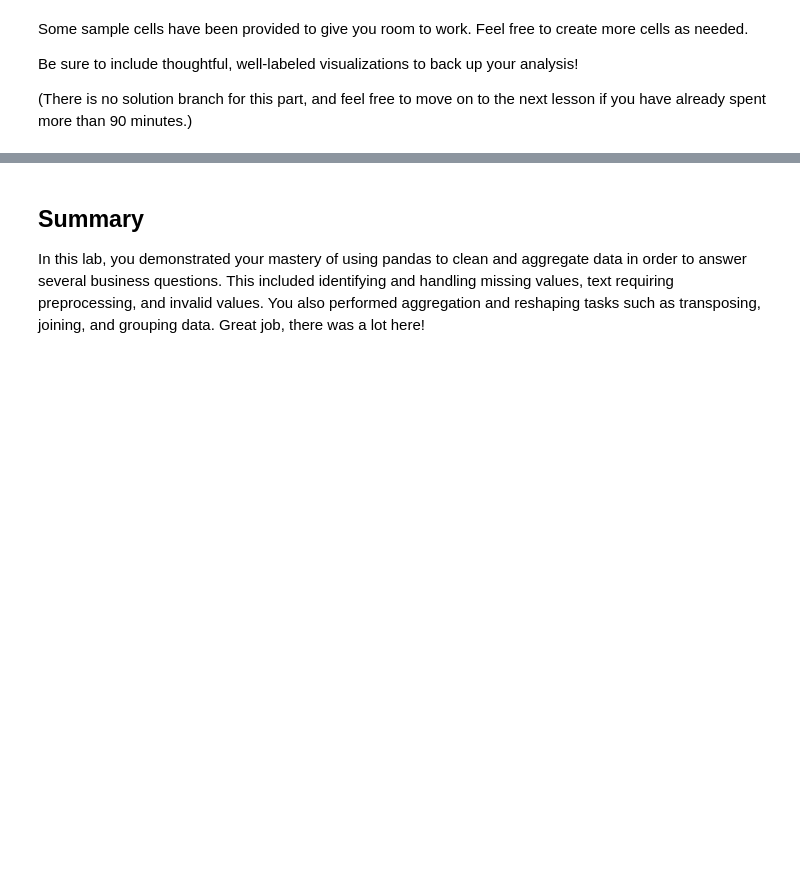
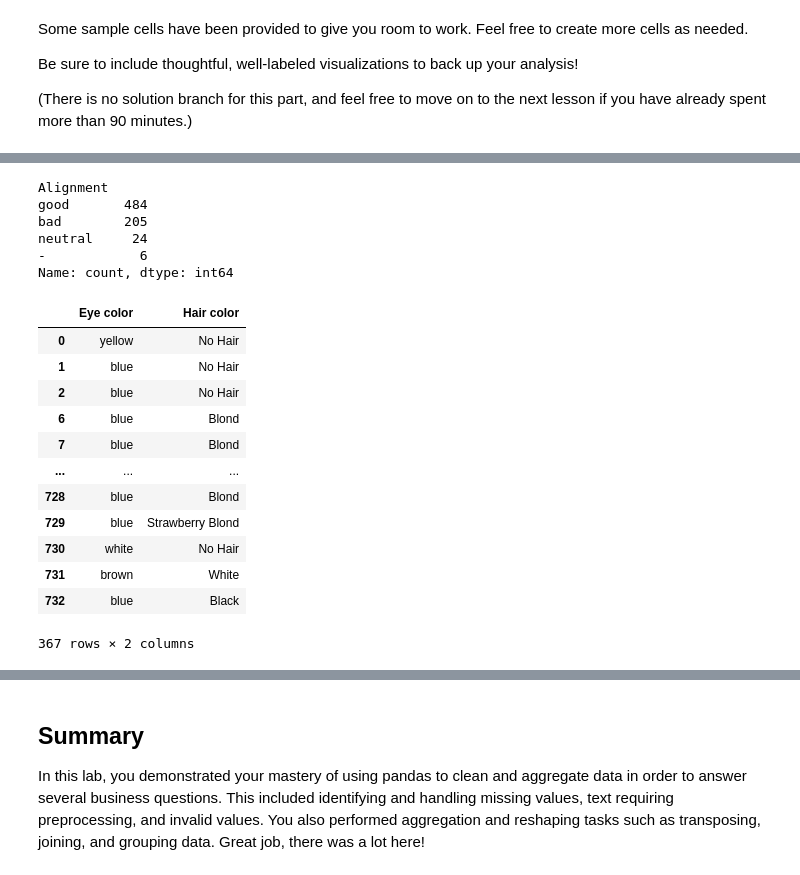
Before and after one commit to whareverr/dsc-pandas-data-cleaning-lab, a Jupyter notebook: index.ipynb, the cells around one changed output, grey strips where cells are left out. Cells and saved outputs as stored; diff of their text form; code cells hidden in the pictures; blank space fills up the shorter version.

```diff
--- a/index.ipynb
+++ b/index.ipynb
@@ -757,0 +948,37 @@ Be sure to include thoughtful, well-labeled visualizations to back up your analy
+# %%
+heroes_df.Alignment.value_counts()
+# %% [output]
+Alignment
+good       484
+bad        205
+neutral     24
+-            6
+Name: count, dtype: int64
+# %%
+good_eye_hair_data = heroes_df.loc[(heroes_df["Hair color"] != "-")\
+                                & (heroes_df["Eye color"] != "-")& (heroes_df["Alignment"] != "-")\
+                                & (heroes_df["Alignment"] == "good")][["Eye color", "Hair color"]]
+
+bad_eye_hair_data = heroes_df.loc[(heroes_df["Hair color"] != "-")\
+                                & (heroes_df["Eye color"] != "-")& (heroes_df["Alignment"] != "-")\
+                                & (heroes_df["Alignment"] == "bad")][["Eye color", "Hair color"]]
+
+neut_eye_hair_data = heroes_df.loc[(heroes_df["Hair color"] != "-")\
+                                & (heroes_df["Eye color"] != "-")& (heroes_df["Alignment"] != "-")\
+                                & (heroes_df["Alignment"] == "neutral")][["Eye color", "Hair color"]]
+# %%
+good_eye_hair_data
+# %% [output]
+|  | Eye color | Hair color |
+| 0 | yellow | No Hair |
+| 1 | blue | No Hair |
+| 2 | blue | No Hair |
+| 6 | blue | Blond |
+| 7 | blue | Blond |
+| ... | ... | ... |
+| 728 | blue | Blond |
+| 729 | blue | Strawberry Blond |
+| 730 | white | No Hair |
+| 731 | brown | White |
+| 732 | blue | Black |
+367 rows × 2 columns
```
Also changed, not shown: parts of 26 cells of this notebook.
